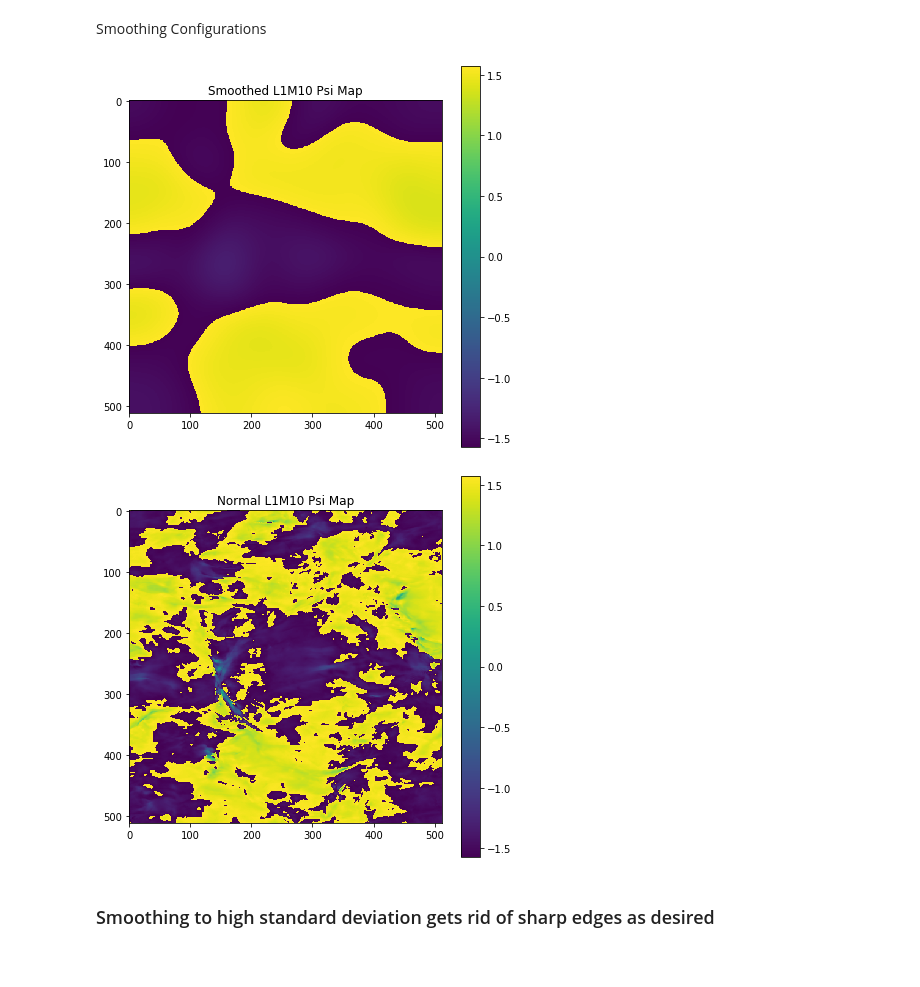
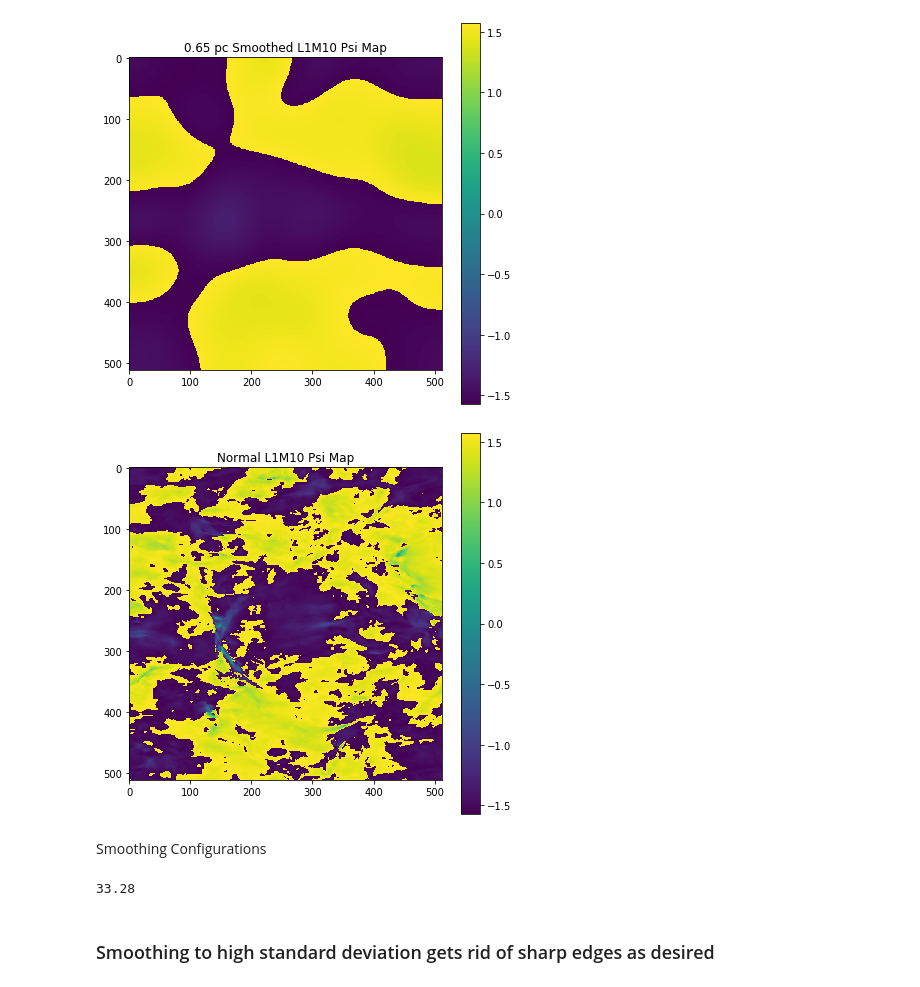
Before and after one commit to parkji30/PyDCF, a Jupyter notebook: testing/Gaussian Smoothing.ipynb, the cells around one changed output. Saved outputs shown, nothing was run; the diff lists cells and outputs as text; code cells hidden in the pictures.

```diff
--- a/testing/Gaussian Smoothing.ipynb
+++ b/testing/Gaussian Smoothing.ipynb
@@ -69,14 +69,36 @@ def Imsave(array, title, loc=''):
             os.chdir(loc)
         except:
             print("Invalid location")
-    fits.writeto(title, array)
+    fits.writeto(title, array, overwrite=True)
 
 
-def Gaussian_smoothing(array):
+def Gaussian_smoothing(Q, U, box_size=10, beam_size=0.65, save=True):
     """
-    Applies Gaussian Smoothing
+    Applies Gaussian Smoothing with desired parameters.
+
+    Default is set to BLAST-TNG parameters.
+
+    @type Q: Stokes Q Map (1d Array)
+    @type U: Stokes U Map (1d Array)
+    @type box_size: integer
+    @type beam_size: float
+    @rtype: None
     """
-    pass
+    array_shape = np.shape(Q)[0]
+    pixel_size = box_size / array_shape
+    smoothing_length = beam_size / pixel_size
+
+    Smoothed_Q = gaussian_filter(Q, sigma=smoothing_length)
+    Smoothed_U = gaussian_filter(U, sigma=smoothing_length)
+
+    Smoothed_PSI = stokes_psi(Smoothed_Q, Smoothed_U)
+    if save:
+        Imsave(array=Smoothed_PSI, title='L1M10_' + str(beam_size) + '.fits')
+    return Smoothed_PSI
+
+def autocorr(x):
+    result = np.correlate(x, x, mode='full')
+    return result[result.size/2:]
 # %%
 # Load Some Data
 L1M10_Q = fits.open("athena/L1M10_Q.fits")[0].data
@@ -87,3 +109,11 @@ Imshow(L1M10_U)
+# %%
+Smoothed_PSI = Gaussian_smoothing(L1M10_Q,L1M10_U, box_size=10, beam_size=0.65)
+Imshow(Smoothed_PSI, title="0.65 pc Smoothed L1M10 Psi Map")
+L1M10_psi = stokes_psi(L1M10_Q, L1M10_U)
+Imshow(L1M10_psi, title='Normal L1M10 Psi Map')
+# %% [output]
+[figure, added]
+[figure, added]
 # %% [markdown]
 Smoothing Configurations
 # %%
@@ -91,28 +121,14 @@ Smoothing Configurations
 # 512 by 512
 
 simulation_box_size = 10 # parsecs
-x_length = np.shape(L1M10_psi)[0]
+x_length = np.shape(L1M10_Q)[0]
 
 pixel_size = simulation_box_size / x_length
 
-W = 2.5 #arcminutes
-
 beam_size = 0.65 / pixel_size #Our desired smoothing length
 print(beam_size)
+# %% [output]
+33.28
-# %%
-# Smoothing Image Here
-
-Smoothed_Q = gaussian_filter(L1M10_Q, sigma=33.28)
-Smoothed_U = gaussian_filter(L1M10_U, sigma=33.28)
-
-Smoothed_L1M10_psi = stokes_psi(Smoothed_Q, Smoothed_U)
-Imshow(Smoothed_L1M10_psi, title="0.65 pc Smoothed L1M10 Psi Map")
-
-L1M10_psi = stokes_psi(L1M10_Q, L1M10_U)
-Imshow(L1M10_psi, title='Normal L1M10 Psi Map')
-# %% [output]
-[figure, removed]
-[figure, removed]
 # %% [markdown]
 <h3>Smoothing to high standard deviation gets rid of sharp edges as desired</h3>
 # %%
```
Also changed, not shown: parts of 2 cells of this notebook, 8 other files.
